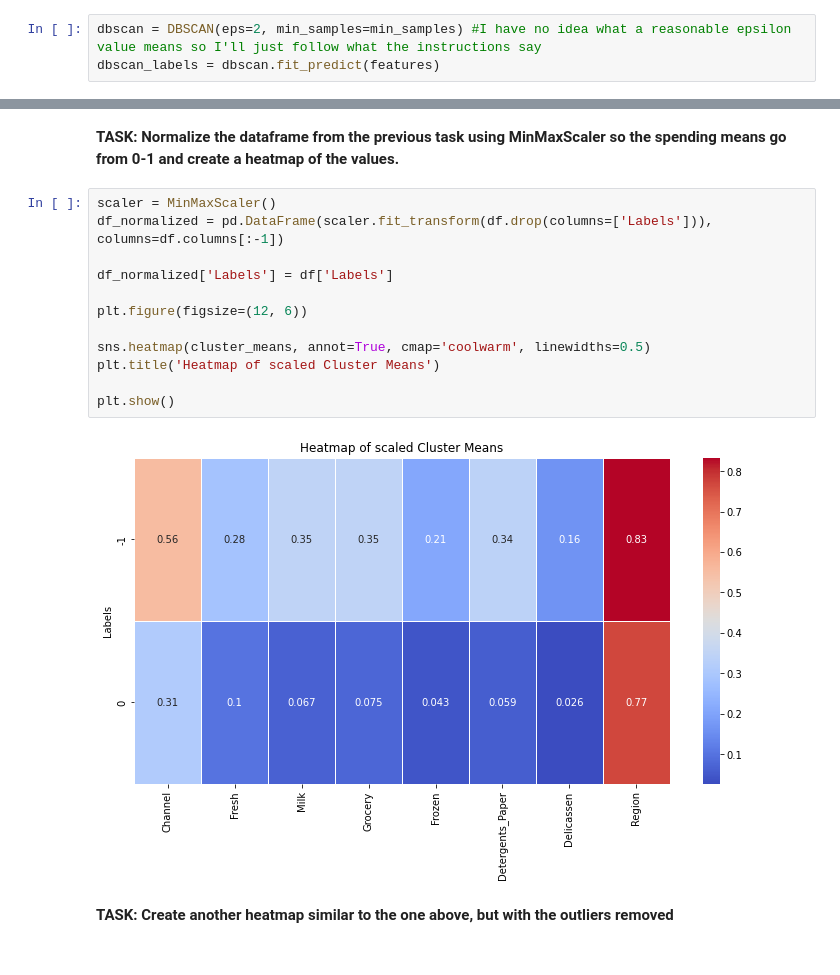
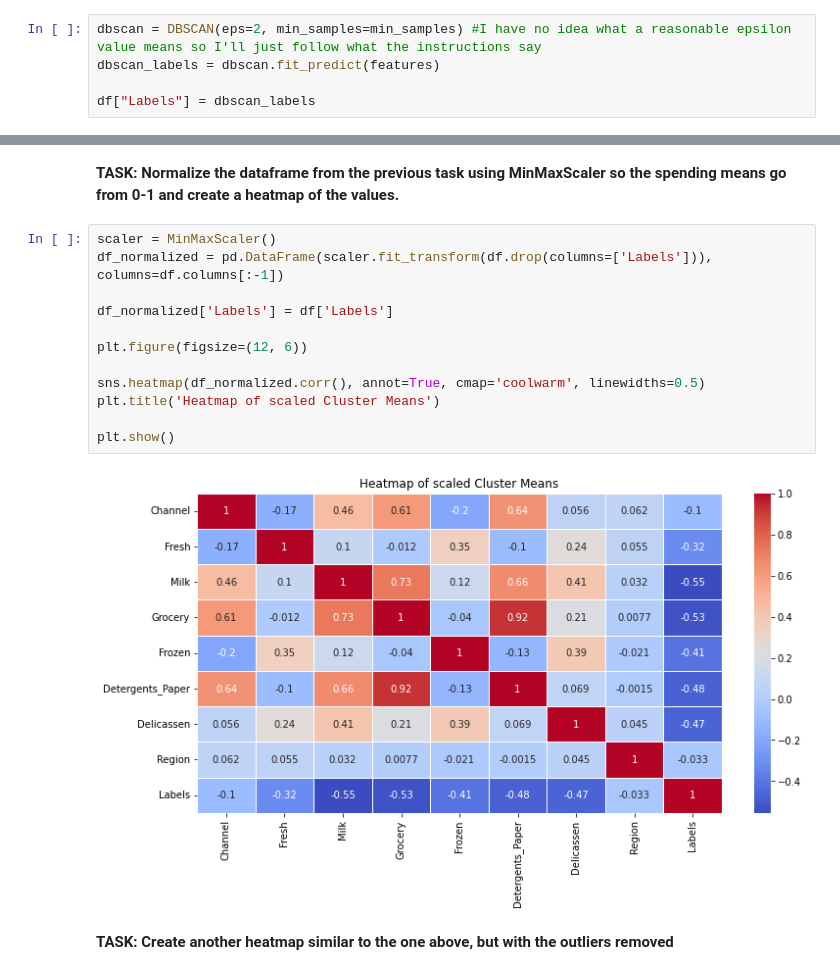
Before and after one commit to n-e-t-a-n/DATA_ANALYTICS, a Jupyter notebook: Assignments/Lecture_4_DBSCAN.ipynb, the cells around one changed output, grey strips where cells are left out. Cells and saved outputs as stored; diff of their text form.

```diff
--- a/Assignments/Lecture_4_DBSCAN.ipynb
+++ b/Assignments/Lecture_4_DBSCAN.ipynb
@@ -186,6 +187,8 @@ plt.show()
 # %%
 dbscan = DBSCAN(eps=2, min_samples=min_samples) #I have no idea what a reasonable epsilon value means so I'll just follow what the instructions say
 dbscan_labels = dbscan.fit_predict(features)
+
+df["Labels"] = dbscan_labels
 # %% [markdown]
 **TASK: Create a scatterplot of Milk vs Grocery, colored by the discovered labels of the DBSCAN model.**
 # %%
@@ -239,17 +242,17 @@ dtype: float64
 # %%
 scaler = MinMaxScaler()
 df_normalized = pd.DataFrame(scaler.fit_transform(df.drop(columns=['Labels'])), columns=df.columns[:-1])
 
 df_normalized['Labels'] = df['Labels']
 
 plt.figure(figsize=(12, 6))
 
-sns.heatmap(cluster_means, annot=True, cmap='coolwarm', linewidths=0.5)
+sns.heatmap(df_normalized.corr(), annot=True, cmap='coolwarm', linewidths=0.5)
 plt.title('Heatmap of scaled Cluster Means')
 
 plt.show()
 # %% [output]
-[figure, old version]
+[figure, new version]
 # %% [markdown]
 **TASK: Create another heatmap similar to the one above, but with the outliers removed**
 # %%
```
Also changed, not shown: parts of 2 cells of this notebook.
